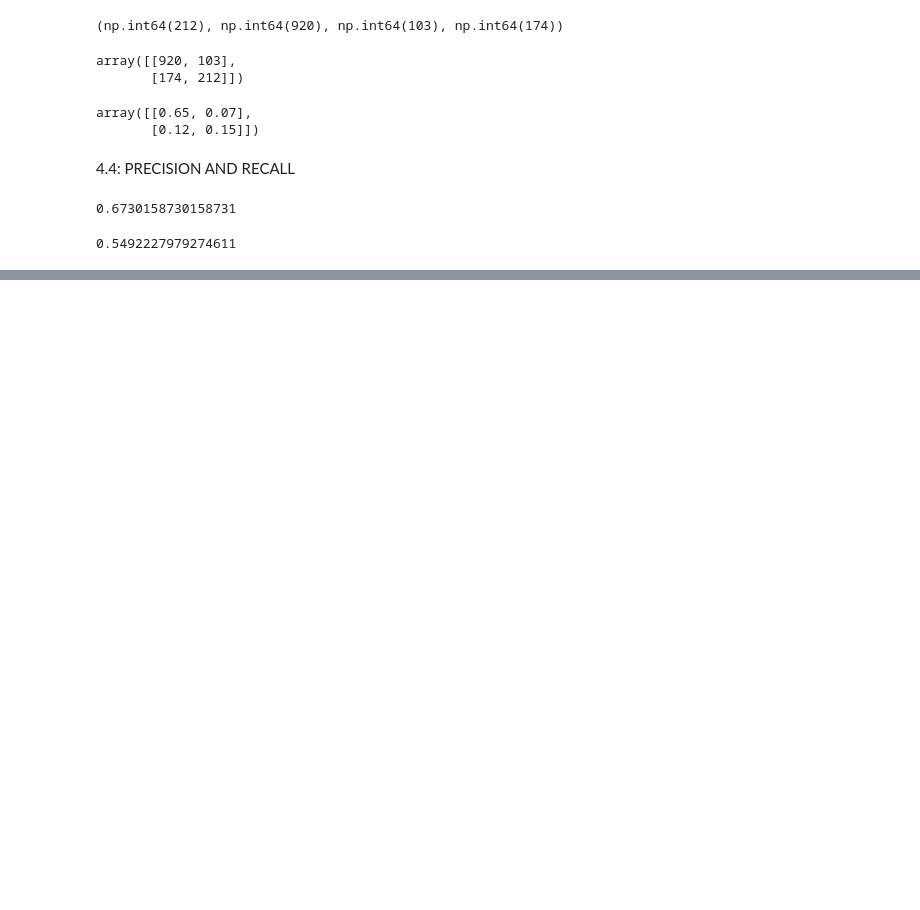
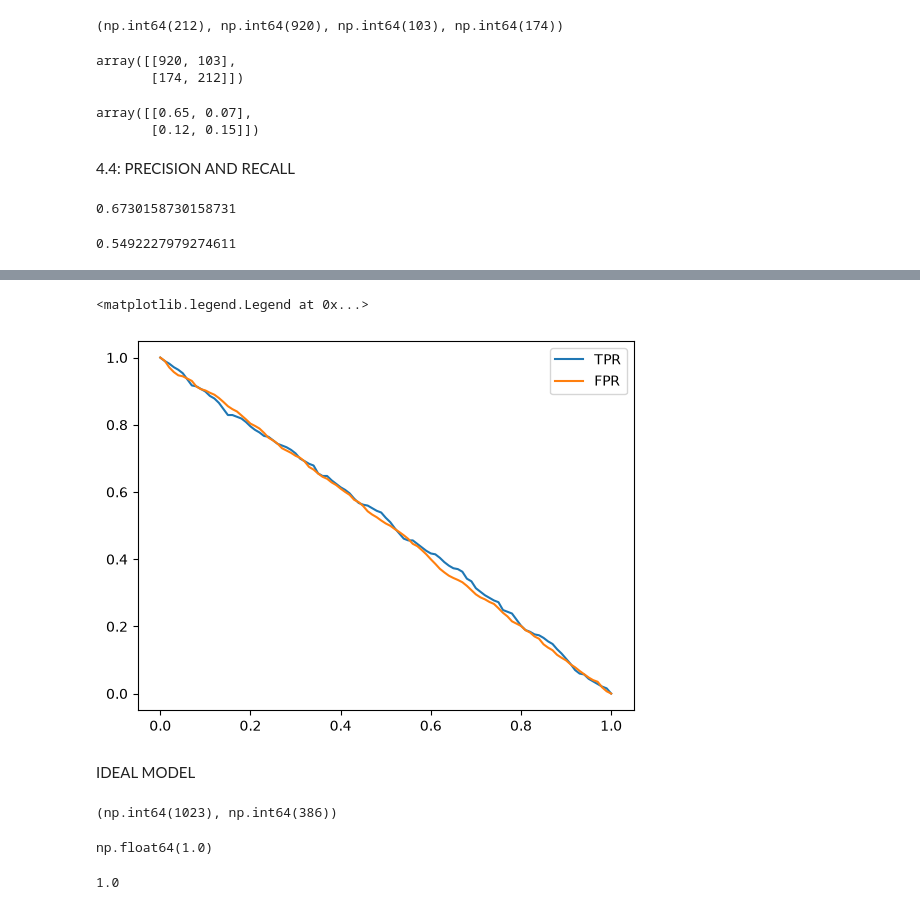
Before and after one commit to william-kambi/machine-learning-zoomcamp, a Jupyter notebook: 04-Evaluation/Evaluation.ipynb, the cells around one changed output, grey strips where cells are left out. Drawn from its saved outputs; the diff is of its cells as text; code cells hidden in the pictures; blank space fills up the shorter version.

```diff
--- a/04-Evaluation/Evaluation.ipynb
+++ b/04-Evaluation/Evaluation.ipynb
@@ -213,0 +328,9 @@ r.item()
+# %%
+plt.plot(df_rand.threshold, df_rand['tpr'], label='TPR')
+plt.plot(df_rand.threshold, df_rand['fpr'], label='FPR')
+plt.legend()
+# %% [output]
+<matplotlib.legend.Legend at 0x...>
+[figure, added]
+# %% [markdown]
+IDEAL MODEL
@@ -213,0 +343,8 @@ r.item()
+# %%
+num_neg,num_pos
+# %% [output]
+(np.int64(1023), np.int64(386))
+# %%
+((y_ideal_pred >=0.726) == y_ideal).mean()
+# %% [output]
+np.float64(1.0)
@@ -213,0 +353,4 @@ r.item()
+# %%
+accuracy_score(y_ideal, y_ideal_pred >= 0.726)
+# %% [output]
+1.0
```
Also changed, not shown: parts of 18 cells of this notebook.
